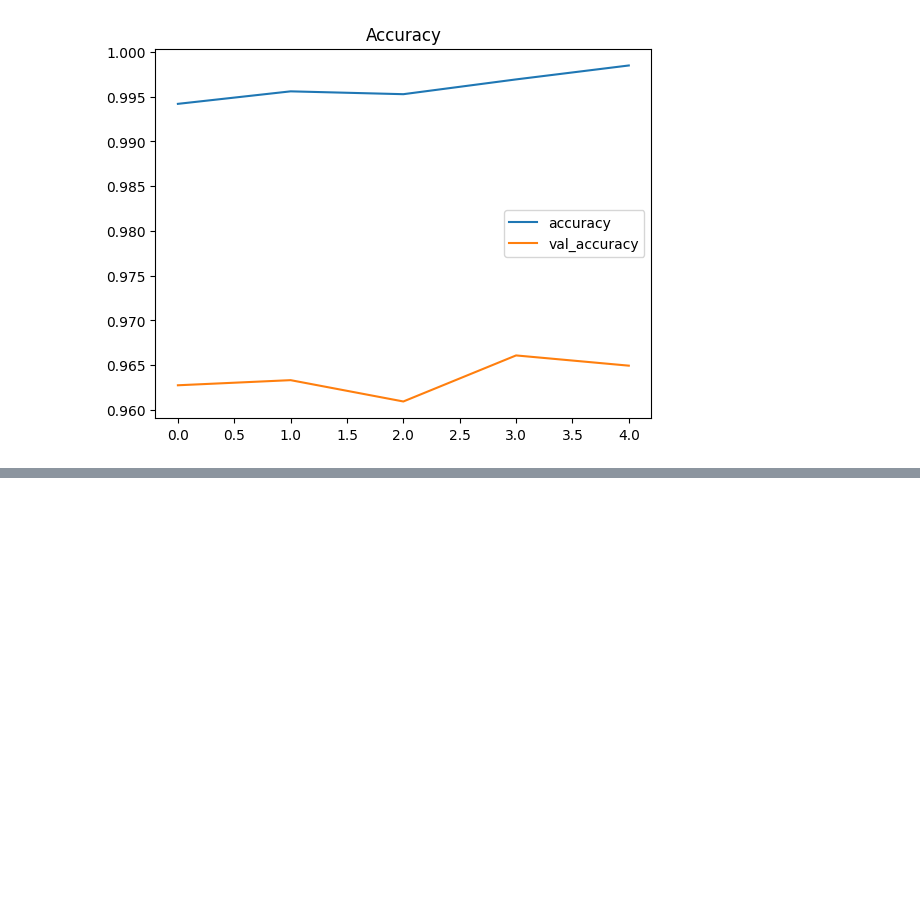
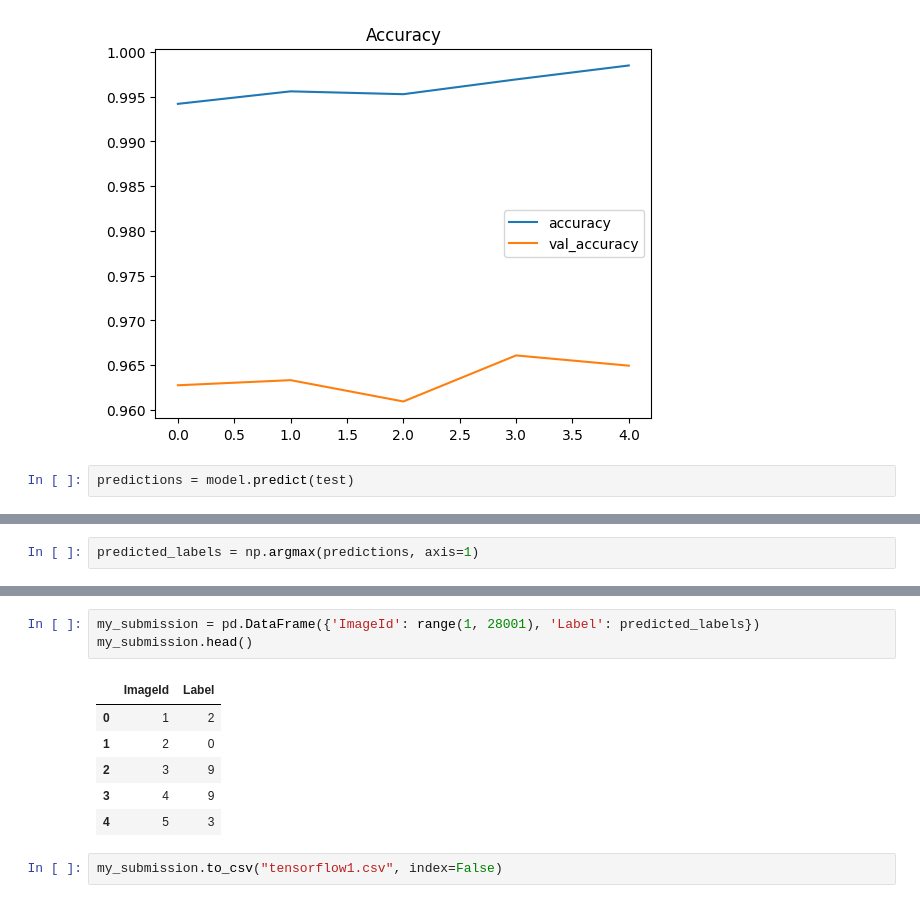
Before and after one commit to DiegoMZD/digit-recognizer, a Jupyter notebook: notebooks/tensorflow1.ipynb, the cells around one changed output, grey strips where cells are left out. Saved outputs shown, nothing was run; the diff lists cells and outputs as text; blank space fills up the shorter version.

```diff
--- a/notebooks/tensorflow1.ipynb
+++ b/notebooks/tensorflow1.ipynb
@@ -98,3 +98,5 @@ Epoch 5/200
 62/62 ━━━━━━━━━━━━━━━━━━━━ 1s 16ms/step - accuracy: 0.9986 - loss: 0.0080 - val_accuracy: 0.9650 - val_loss: 0.1793
 [figure]
 [figure]
+# %%
+predictions = model.predict(test)
@@ -100,0 +105,2 @@ Epoch 5/200
+# %%
+predicted_labels = np.argmax(predictions, axis=1)
@@ -100,0 +126,12 @@ Epoch 5/200
+# %%
+my_submission = pd.DataFrame({'ImageId': range(1, 28001), 'Label': predicted_labels})
+my_submission.head()
+# %% [output]
+|  | ImageId | Label |
+| 0 | 1 | 2 |
+| 1 | 2 | 0 |
+| 2 | 3 | 9 |
+| 3 | 4 | 9 |
+| 4 | 5 | 3 |
+# %%
+my_submission.to_csv("tensorflow1.csv", index=False)
```
Also changed, not shown: parts of 5 cells of this notebook.
